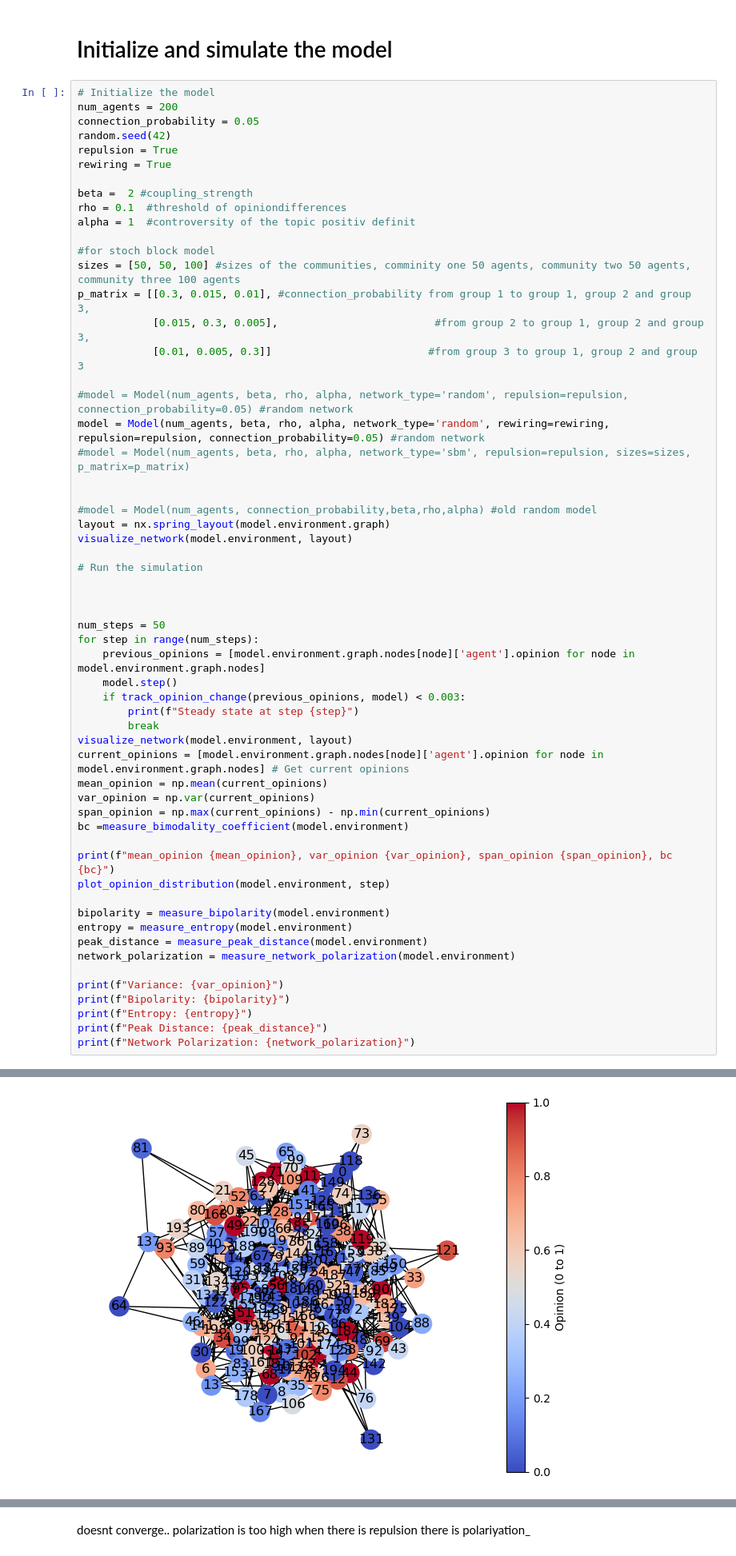
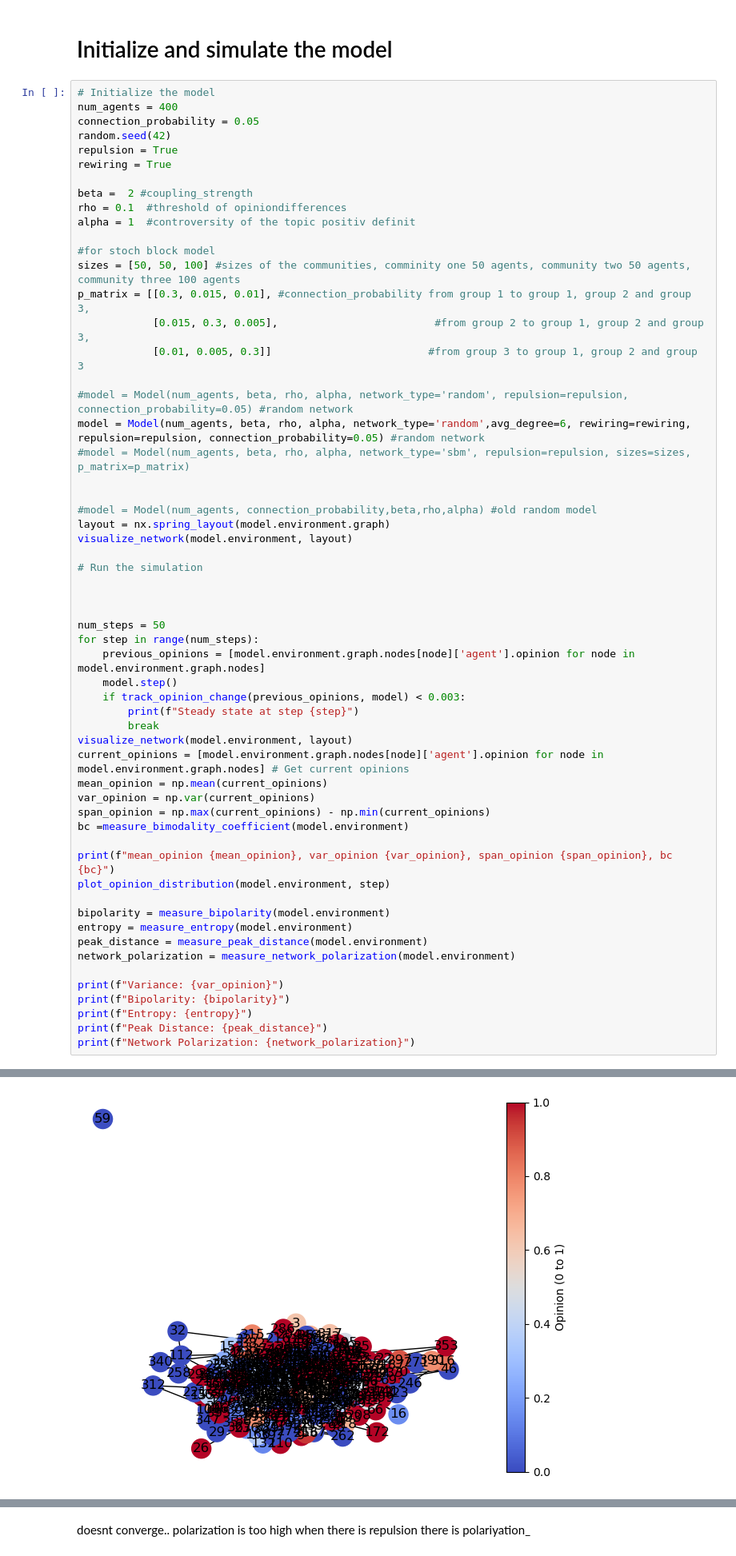
Before and after one commit to Batuffola/review_opinion-dynamics, a Jupyter notebook: update.ipynb, the cells around one changed output, grey strips where cells are left out. Shown at 80% size. Saved outputs shown, nothing was run; the diff lists cells and outputs as text.

Commit message:
big network, skaling, color bar fixed 0-1

```diff
--- a/update.ipynb
+++ b/update.ipynb
@@ -482,7 +729,7 @@ def compute_van_der_eijks_a(opinions, bins=10):
 # Initialize and simulate the model
 # %%
 # Initialize the model
-num_agents = 200
+num_agents = 400
 connection_probability = 0.05
 random.seed(42)
 repulsion = True
@@ -499,7 +746,7 @@ p_matrix = [[0.3, 0.015, 0.01], #connection_probability from group 1 to group 1,
             [0.01, 0.005, 0.3]]                         #from group 3 to group 1, group 2 and group 3
 
 #model = Model(num_agents, beta, rho, alpha, network_type='random', repulsion=repulsion, connection_probability=0.05) #random network
-model = Model(num_agents, beta, rho, alpha, network_type='random', rewiring=rewiring, repulsion=repulsion, connection_probability=0.05) #random network
+model = Model(num_agents, beta, rho, alpha, network_type='random',avg_degree=6, rewiring=rewiring, repulsion=repulsion, connection_probability=0.05) #random network
 #model = Model(num_agents, beta, rho, alpha, network_type='sbm', repulsion=repulsion, sizes=sizes, p_matrix=p_matrix)
 
 
@@ -544 +791 @@ Steady state at step 13
-[figure, old version]
+[figure, new version]
```
Also changed, not shown: parts of 23 cells of this notebook.
